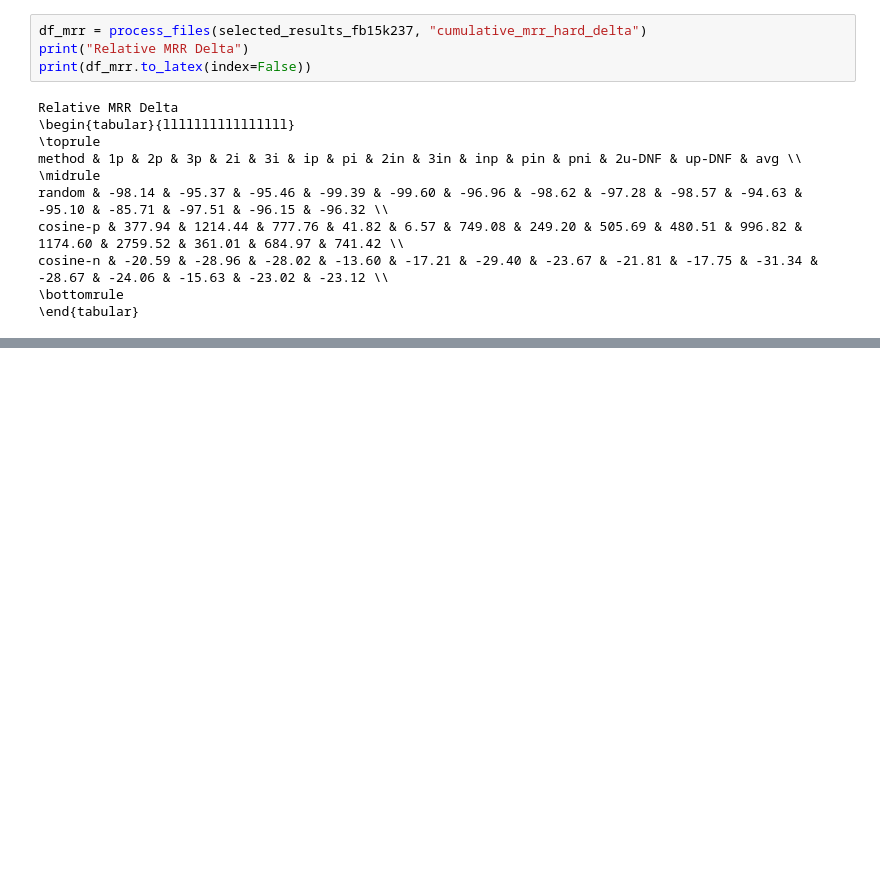
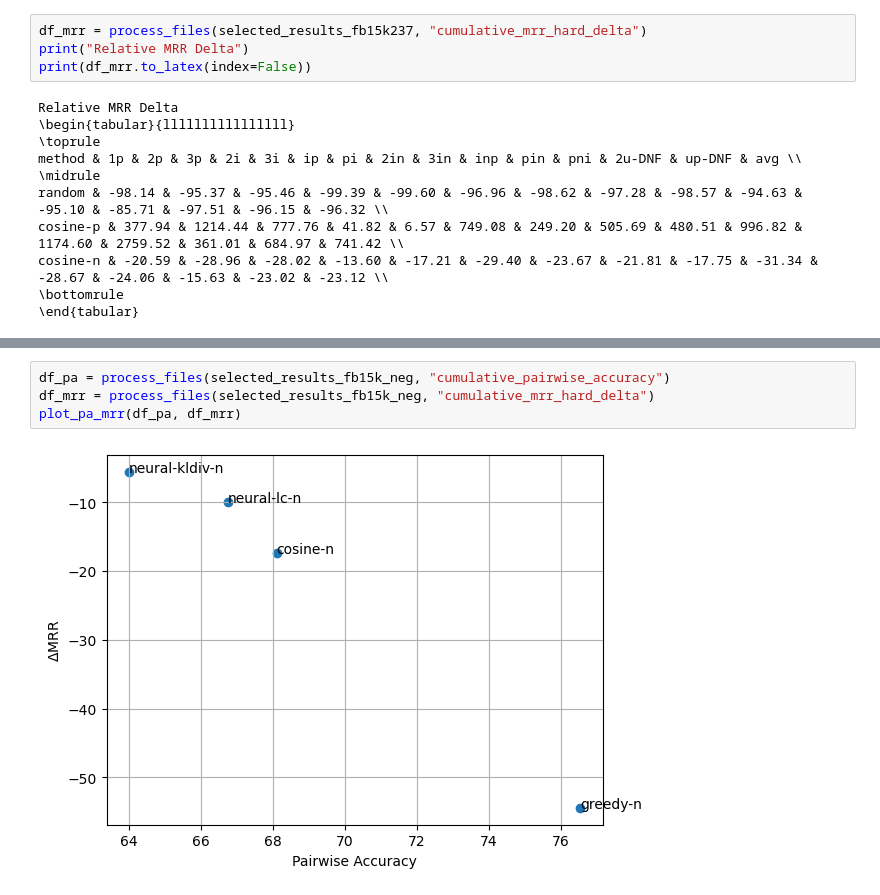
Before and after one commit to dfdazac/nqr, a Jupyter notebook: notebooks/01-make-results-table.ipynb, the cells around one changed output, grey strips where cells are left out. Cells and saved outputs as stored; diff of their text form; blank space fills up the shorter version.

```diff
--- a/notebooks/01-make-results-table.ipynb
+++ b/notebooks/01-make-results-table.ipynb
@@ -148,0 +152,6 @@ plot_pa_mrr(df_pa, df_mrr)
+# %%
+df_pa = process_files(selected_results_fb15k_neg, "cumulative_pairwise_accuracy")
+df_mrr = process_files(selected_results_fb15k_neg, "cumulative_mrr_hard_delta")
+plot_pa_mrr(df_pa, df_mrr)
+# %% [output]
+[figure, added]
```
Also changed, not shown: parts of 5 cells of this notebook, 1 other file.
